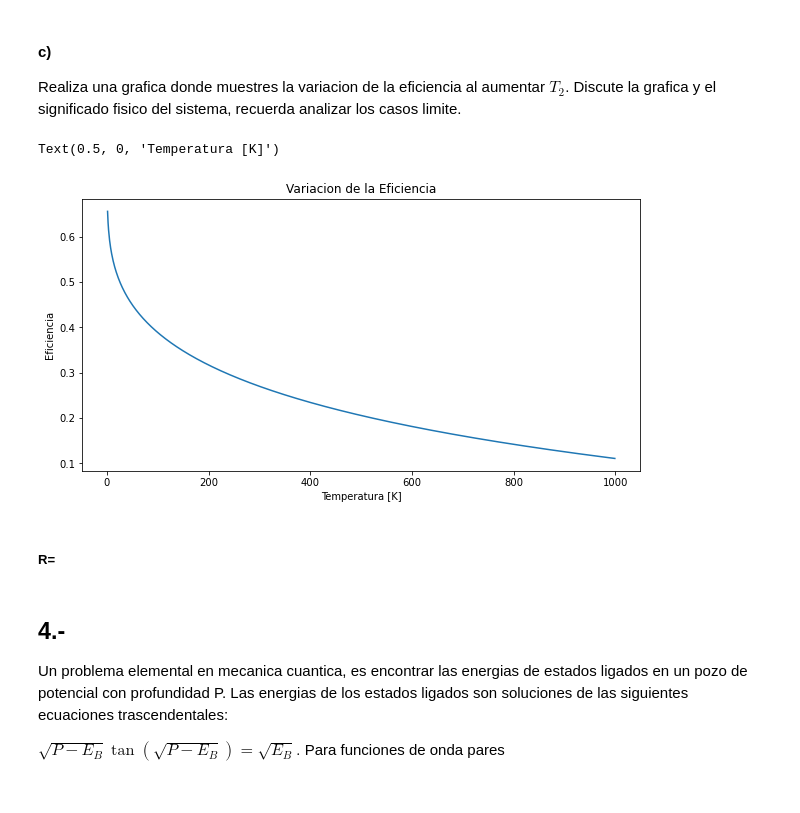
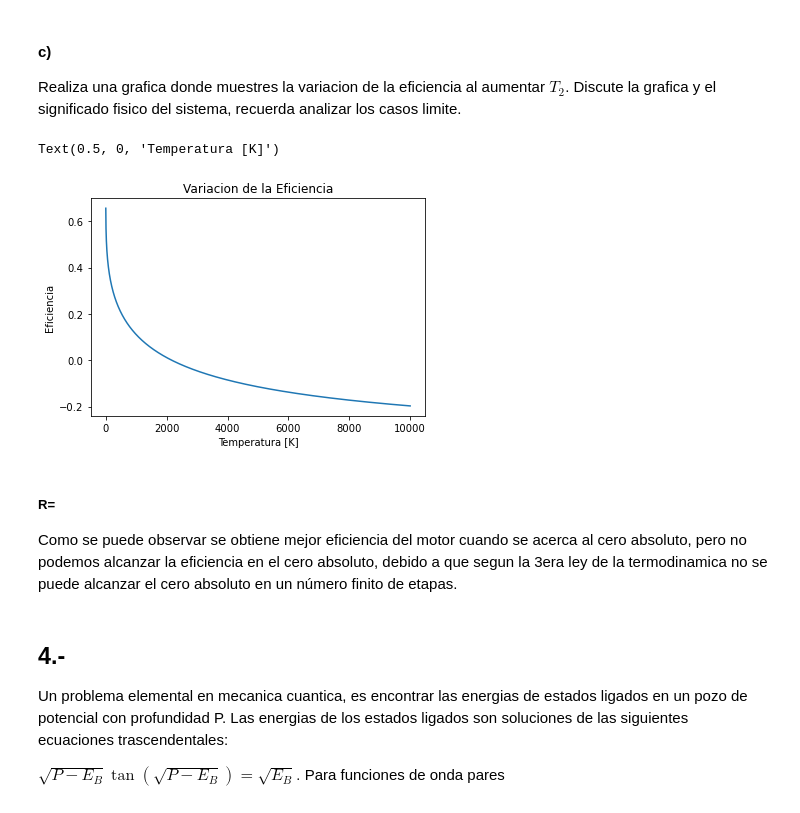
Before and after one commit to AndresAVargas/Fisica_Computacional, a Jupyter notebook: Practicas/Practica2.ipynb, the cells around one changed output. Drawn from its saved outputs; the diff is of its cells as text; code cells hidden in the pictures.

```diff
--- a/Practicas/Practica2.ipynb
+++ b/Practicas/Practica2.ipynb
@@ -245,19 +245,20 @@ Realiza una grafica donde muestres la variacion de la eficiencia al aumentar $T_
 # %%
 #c)
 T1=2165.019297040999
-T2= arange(1,1000)
+T2= arange(1,10000)
 def f(T2):
     x= (log(T2/T1) + (1- (T2/T1))) / (log(T2/T1)-(1-(T2/T1))/(G-1))
     return x
 plot(T2, f(T2))
 title('Variacion de la Eficiencia')
 ylabel('Eficiencia')
 xlabel('Temperatura [K]')
 # %% [output]
 Text(0.5, 0, 'Temperatura [K]')
-[figure, old version]
+[figure, new version]
-# %% [markdown]
-##### R=
+# %% [markdown]
+##### R=
+Como se puede observar se obtiene mejor eficiencia del motor cuando se acerca al cero absoluto, pero no podemos alcanzar la eficiencia en el cero absoluto, debido a que segun la 3era ley de la termodinamica no se puede alcanzar el cero absoluto en un número finito de etapas.
 # %%
 Image(filename='Ciclo.png')
 # %% [markdown]
```
Also changed, not shown: parts of 2 cells of this notebook.
